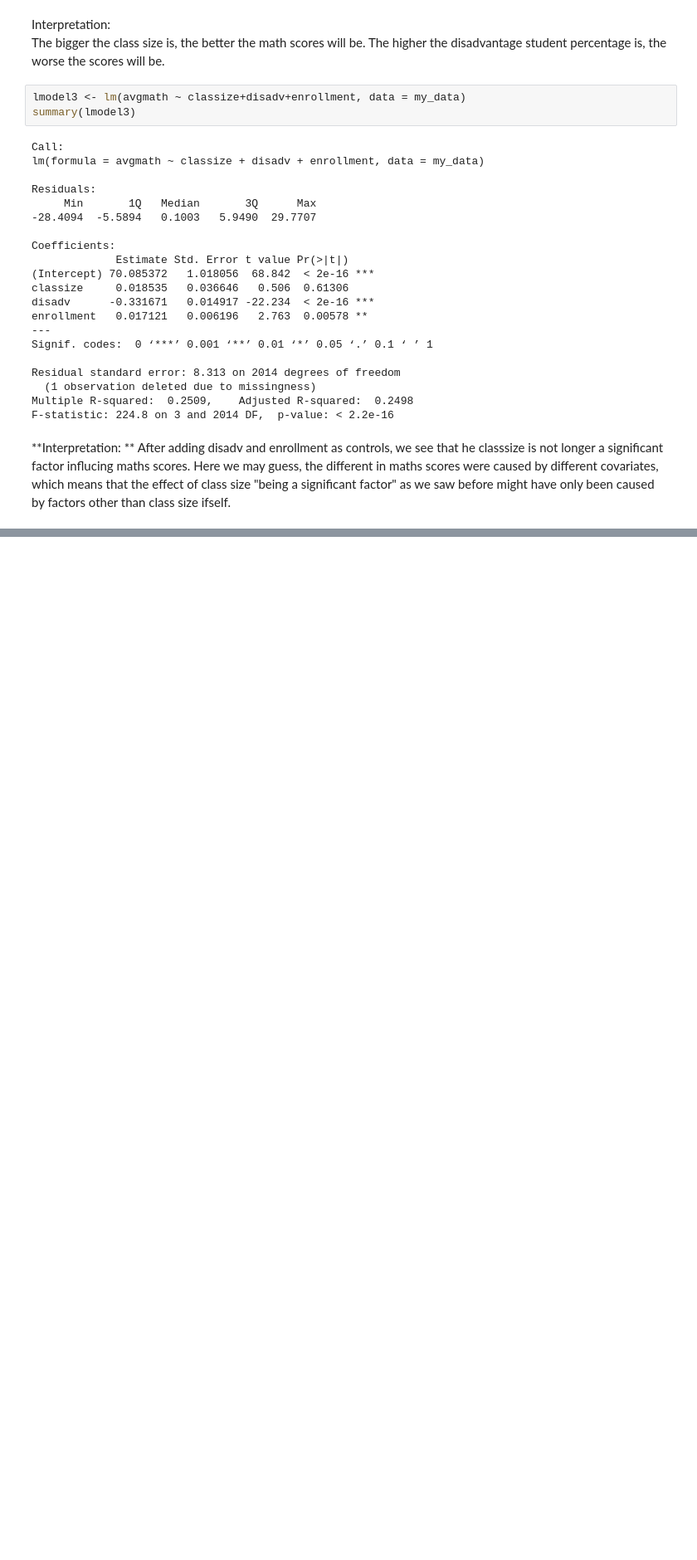
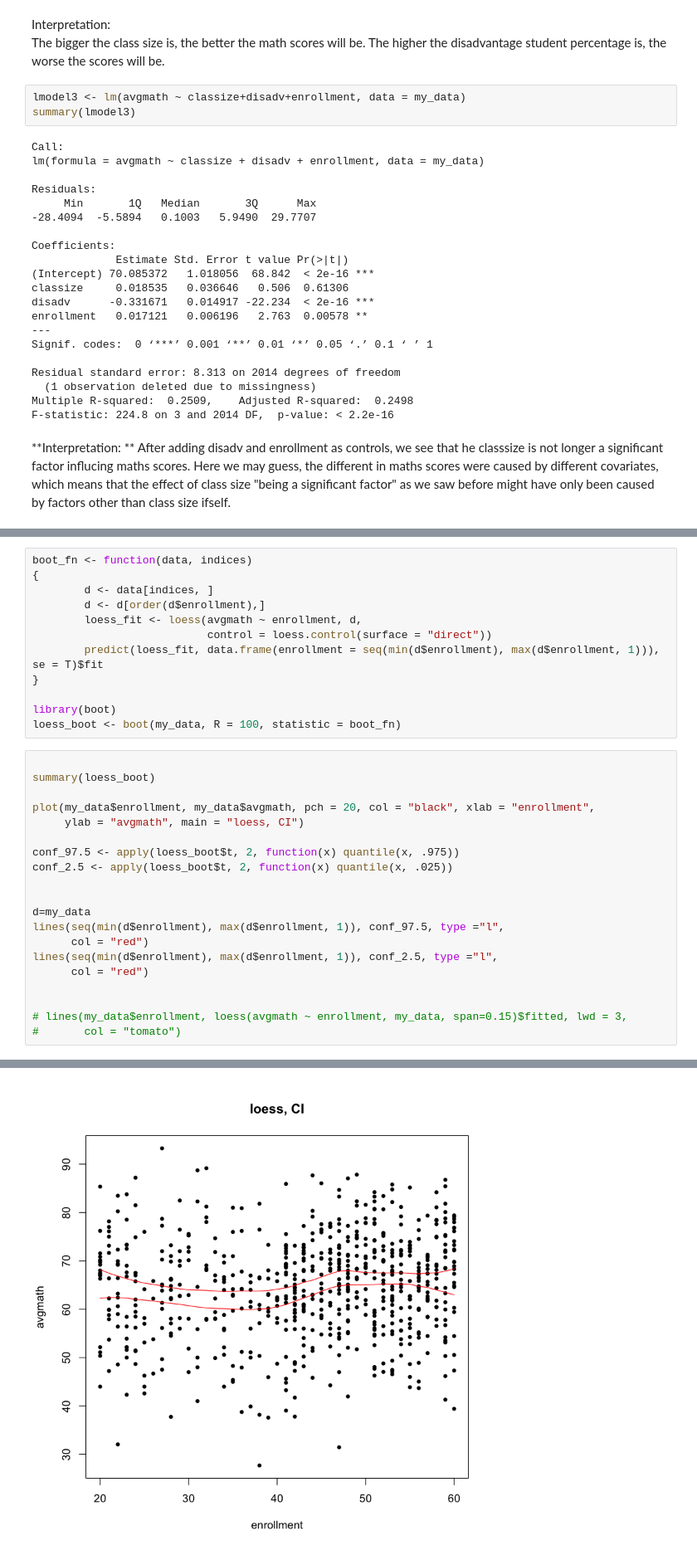
Before and after one commit to JessieJingxuGao/Causality-and-Learning-for-Intelligent-Decision-Making, a Jupyter notebook: hw2-5.ipynb, the cells around one changed output, grey strips where cells are left out. Shown at 83% size. Cells and saved outputs as stored; diff of their text form; blank space fills up the shorter version.

```diff
--- a/hw2-5.ipynb
+++ b/hw2-5.ipynb
@@ -180,0 +314,33 @@ data$cut=df$class
+# %%
+boot_fn <- function(data, indices)
+{
+        d <- data[indices, ]
+        d <- d[order(d$enrollment),]
+        loess_fit <- loess(avgmath ~ enrollment, d,
+                           control = loess.control(surface = "direct"))
+        predict(loess_fit, data.frame(enrollment = seq(min(d$enrollment), max(d$enrollment, 1))), se = T)$fit
+}
+
+library(boot)
+loess_boot <- boot(my_data, R = 100, statistic = boot_fn)
+# %%
+
+summary(loess_boot)
+
+plot(my_data$enrollment, my_data$avgmath, pch = 20, col = "black", xlab = "enrollment",
+     ylab = "avgmath", main = "loess, CI")
+
+conf_97.5 <- apply(loess_boot$t, 2, function(x) quantile(x, .975))
+conf_2.5 <- apply(loess_boot$t, 2, function(x) quantile(x, .025))
+
+
+d=my_data
+lines(seq(min(d$enrollment), max(d$enrollment, 1)), conf_97.5, type ="l",
+      col = "red")
+lines(seq(min(d$enrollment), max(d$enrollment, 1)), conf_2.5, type ="l",
+      col = "red")
+
+
+# lines(my_data$enrollment, loess(avgmath ~ enrollment, my_data, span=0.15)$fitted, lwd = 3,
+#       col = "tomato")
+# %% [output]
@@ -181 +359,2 @@ data$cut=df$class
+[figure, added]
 # %% [markdown]
```
Also changed, not shown: parts of 31 cells of this notebook.
